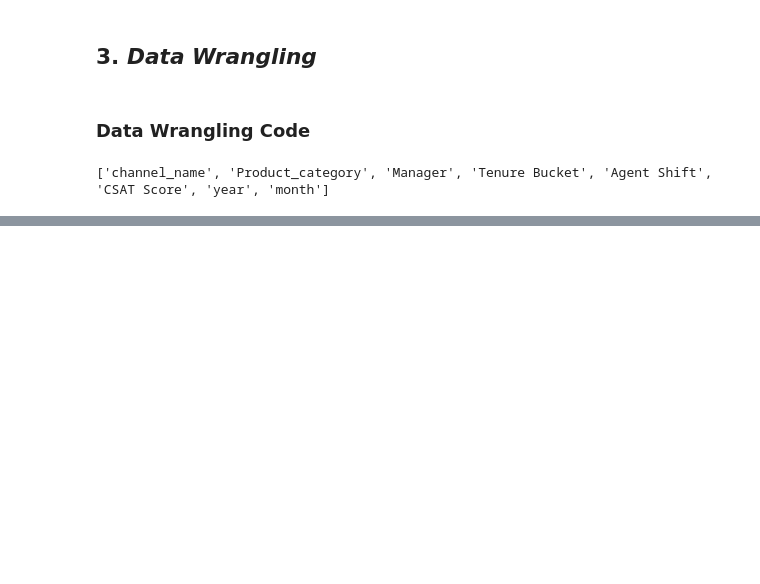
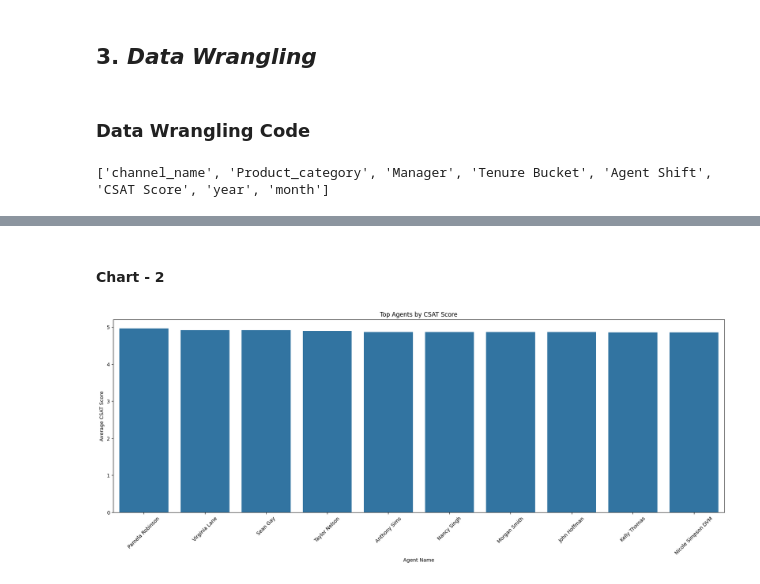
Before and after one commit to Rajesh1505/Capstone_Project_Deep_Learning, a Jupyter notebook: Capstone_Project_Deep_Learning.ipynb, the cells around one changed output, grey strips where cells are left out. Cells and saved outputs as stored; diff of their text form; code cells hidden in the pictures; blank space fills up the shorter version.

```diff
--- a/Capstone_Project_Deep_Learning.ipynb
+++ b/Capstone_Project_Deep_Learning.ipynb
@@ -314,0 +342,16 @@ print(numeric_cols)
+# %% [markdown]
+#### Chart - 2
+# %%
+# Chart - 2 visualization code
+average_csat = customer_support_data.groupby('Agent_name')['CSAT Score'].mean().reset_index()
+top_agents = average_csat.nlargest(10, 'CSAT Score')
+
+plt.figure(figsize=(22, 7))
+sns.barplot(x='Agent_name', y='CSAT Score', data=top_agents)
+plt.title('Top Agents by CSAT Score')
+plt.xlabel('Agent Name')
+plt.ylabel('Average CSAT Score')
+plt.xticks(rotation=45)
+plt.show()
+# %% [output]
+[figure, added]
```
Also changed, not shown: parts of 40 cells of this notebook.
